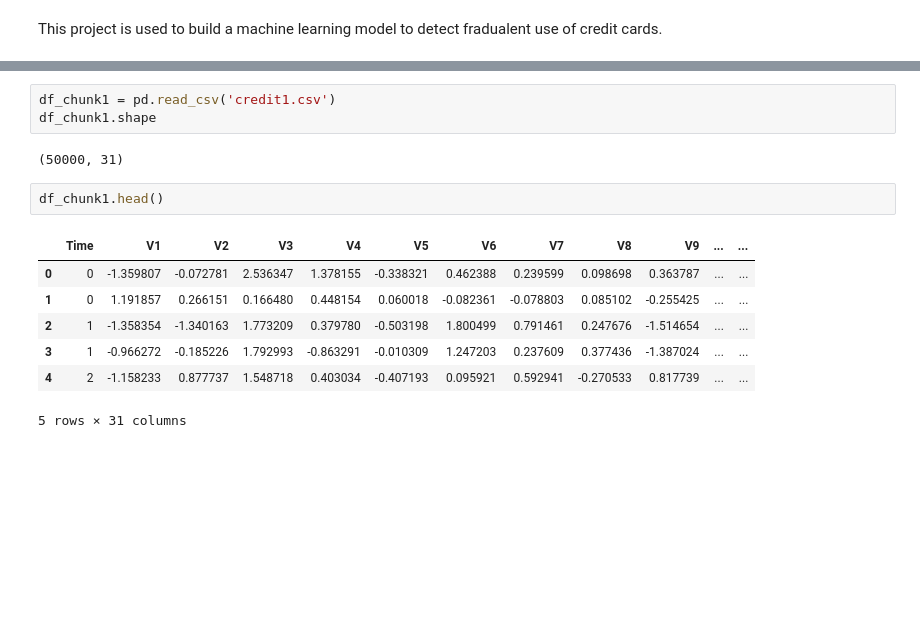
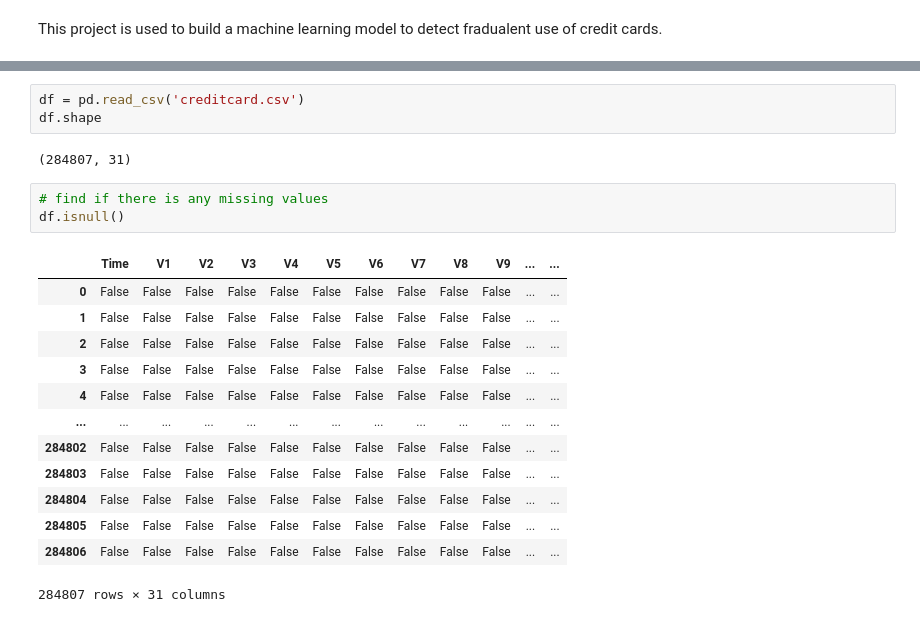
Before and after one commit to ajeymr/Credit-Card-Fraud-Detection, a Jupyter notebook: Credit Card Fraud Detection.ipynb, the cells around one changed output, grey strips where cells are left out. Saved outputs shown, nothing was run; the diff lists cells and outputs as text; blank space fills up the shorter version.

```diff
--- a/Credit Card Fraud Detection.ipynb
+++ b/Credit Card Fraud Detection.ipynb
@@ -16,15 +35,22 @@ for chunk in pd.read_csv('creditcard.csv', chunksize = chunk_size):
 # %%
-df_chunk1 = pd.read_csv('credit1.csv')
-df_chunk1.shape
+df = pd.read_csv('creditcard.csv')
+df.shape
 # %% [output]
-(50000, 31)
+(284807, 31)
-# %%
-df_chunk1.head()
-# %% [output]
-|  | Time | V1 | V2 | V3 | V4 | V5 | V6 | V7 | V8 | V9 | ... | ... |
-| 0 | 0 | -1.359807 | -0.072781 | 2.536347 | 1.378155 | -0.338321 | 0.462388 | 0.239599 | 0.098698 | 0.363787 | ... | ... |
-| 1 | 0 | 1.191857 | 0.266151 | 0.166480 | 0.448154 | 0.060018 | -0.082361 | -0.078803 | 0.085102 | -0.255425 | ... | ... |
-| 2 | 1 | -1.358354 | -1.340163 | 1.773209 | 0.379780 | -0.503198 | 1.800499 | 0.791461 | 0.247676 | -1.514654 | ... | ... |
-| 3 | 1 | -0.966272 | -0.185226 | 1.792993 | -0.863291 | -0.010309 | 1.247203 | 0.237609 | 0.377436 | -1.387024 | ... | ... |
-| 4 | 2 | -1.158233 | 0.877737 | 1.548718 | 0.403034 | -0.407193 | 0.095921 | 0.592941 | -0.270533 | 0.817739 | ... | ... |
-5 rows × 31 columns
+# %%
+# find if there is any missing values
+df.isnull()
+# %% [output]
+|  | Time | V1 | V2 | V3 | V4 | V5 | V6 | V7 | V8 | V9 | ... | ... |
+| 0 | False | False | False | False | False | False | False | False | False | False | ... | ... |
+| 1 | False | False | False | False | False | False | False | False | False | False | ... | ... |
+| 2 | False | False | False | False | False | False | False | False | False | False | ... | ... |
+| 3 | False | False | False | False | False | False | False | False | False | False | ... | ... |
+| 4 | False | False | False | False | False | False | False | False | False | False | ... | ... |
+| ... | ... | ... | ... | ... | ... | ... | ... | ... | ... | ... | ... | ... |
+| 284802 | False | False | False | False | False | False | False | False | False | False | ... | ... |
+| 284803 | False | False | False | False | False | False | False | False | False | False | ... | ... |
+| 284804 | False | False | False | False | False | False | False | False | False | False | ... | ... |
+| 284805 | False | False | False | False | False | False | False | False | False | False | ... | ... |
+| 284806 | False | False | False | False | False | False | False | False | False | False | ... | ... |
+284807 rows × 31 columns
```
Also changed, not shown: parts of 20 cells of this notebook.
